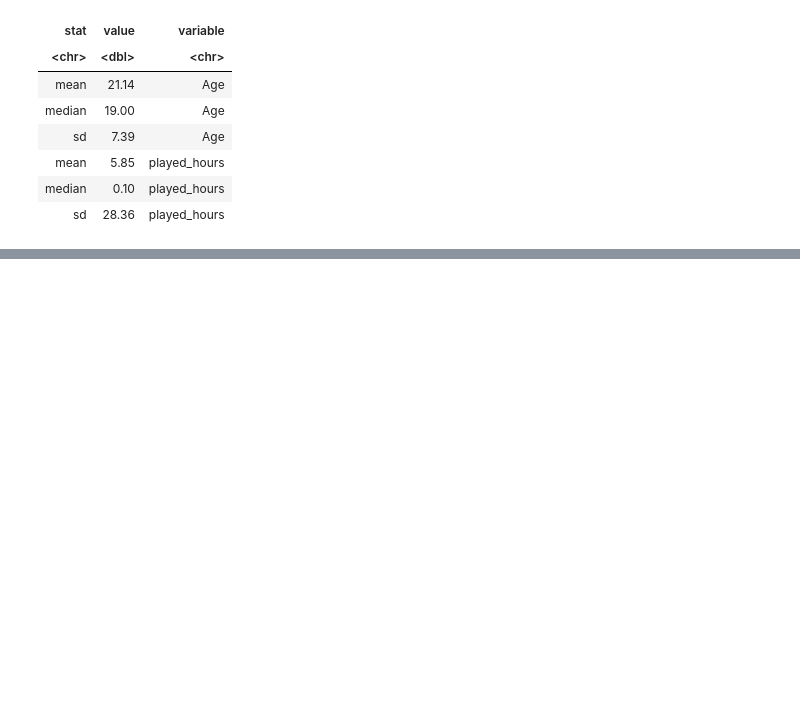
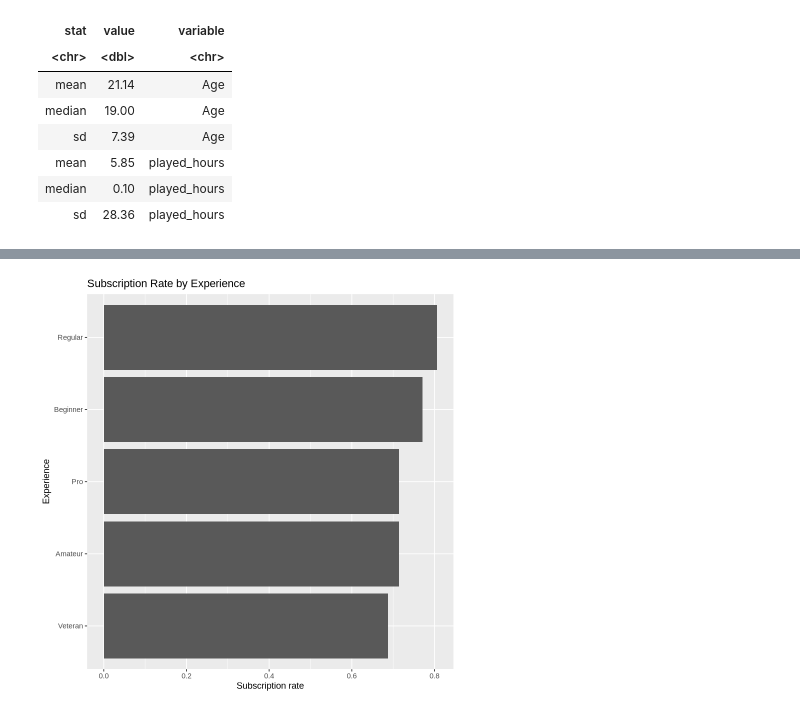
Before and after one commit to anshtaparia20689/dsci-100-project, a Jupyter notebook: individual_project.ipynb, the cells around one changed output, grey strips where cells are left out. Saved outputs shown, nothing was run; the diff lists cells and outputs as text; code cells hidden in the pictures; blank space fills up the shorter version.

```diff
--- a/individual_project.ipynb
+++ b/individual_project.ipynb
@@ -152,0 +158,12 @@ A tibble: 125 × 8
+# %%
+rate_by_exp <- players |>
+  group_by(experience) |>
+  summarise(sub_rate = mean(subscribe, na.rm = TRUE))
+
+ggplot(rate_by_exp, aes(x = (experience, sub_rate), y = sub_rate)) +
+  geom_col() +
+  coord_flip() +
+  labs(title = "Subscription Rate by Experience",
+       x = "Experience", y = "Subscription rate")
+# %% [output]
+[figure, added]
```
Also changed, not shown: parts of 8 cells of this notebook.
